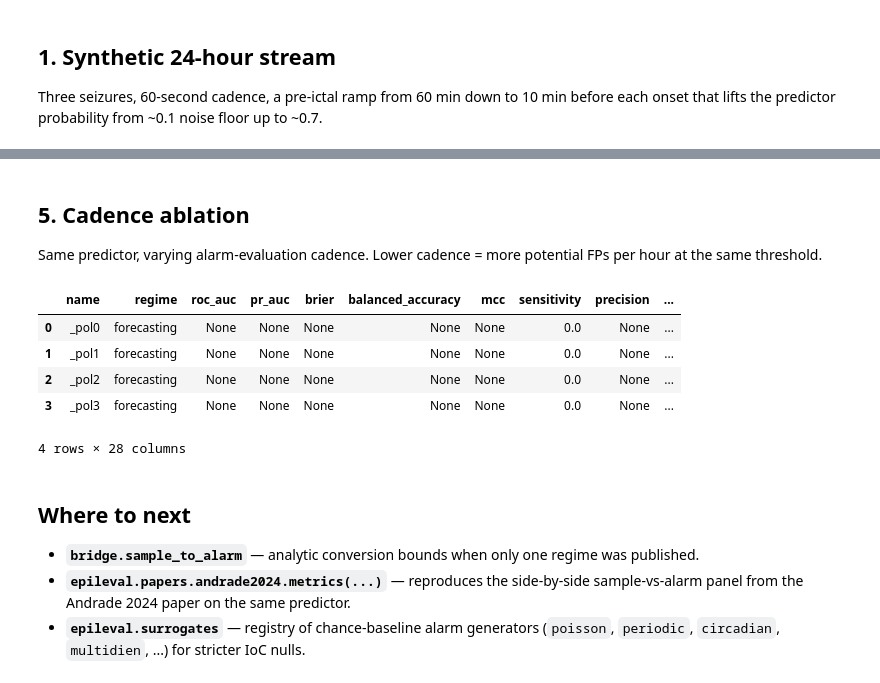
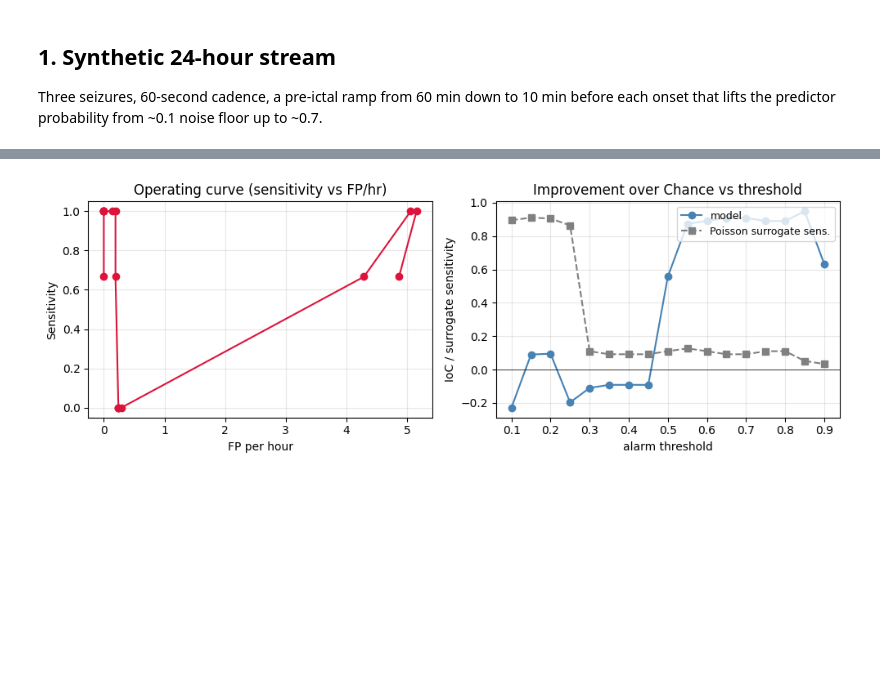
Before and after one commit to scitex-ai/scitex-seizure-metrics, a Jupyter notebook: examples/02_forecasting_quick_start.ipynb, the cells around one changed output, grey strips where cells are left out. Cells and saved outputs as stored; diff of their text form; code cells hidden in the pictures; blank space fills up the shorter version.

```diff
--- a/examples/02_forecasting_quick_start.ipynb
+++ b/examples/02_forecasting_quick_start.ipynb
@@ -109,31 +128,22 @@ df_thr.round(3).head()
-# %% [markdown]
-## 5. Cadence ablation
-
-Same predictor, varying alarm-evaluation cadence. Lower cadence = more potential FPs per hour at the same threshold.
-# %%
-policies = [
-    AlarmPolicy(
-        sph_seconds=300, sop_seconds=600,
-        cadence_seconds=c, refractory_seconds=600,
-        alarm_threshold=0.6, fp_denominator='interictal',
-    )
-    for c in [30, 60, 120, 300]
-]
-df_cad = forecasting.sweep_policies(
-    proba, times, seizures, policies,
-    total_recording_time=float(duration),
-)
-df_cad.round(3).head()
-# %% [output]
-|  | name | regime | roc_auc | pr_auc | brier | balanced_accuracy | mcc | sensitivity | precision | ... |
-| 0 | _pol0 | forecasting | None | None | None | None | None | 0.0 | None | ... |
-| 1 | _pol1 | forecasting | None | None | None | None | None | 0.0 | None | ... |
-| 2 | _pol2 | forecasting | None | None | None | None | None | 0.0 | None | ... |
-| 3 | _pol3 | forecasting | None | None | None | None | None | 0.0 | None | ... |
-4 rows × 28 columns
-# %% [markdown]
-## Where to next
-
-- **`bridge.sample_to_alarm`** — analytic conversion bounds when only one regime was published.
-- **`epileval.papers.andrade2024.metrics(...)`** — reproduces the side-by-side sample-vs-alarm panel from the Andrade 2024 paper on the same predictor.
-- **`epileval.surrogates`** — registry of chance-baseline alarm generators (`poisson`, `periodic`, `circadian`, `multidien`, ...) for stricter IoC nulls.
+# %%
+fig, axes = plt.subplots(1, 2, figsize=(10, 3.6))
+axes[0].plot(df_thr['fp_per_hour'], df_thr['sensitivity'], 'o-', color='crimson')
+axes[0].set_xlabel('FP per hour')
+axes[0].set_ylabel('Sensitivity')
+axes[0].set_title('Operating curve (sensitivity vs FP/hr)')
+axes[0].set_ylim(-0.05, 1.05)
+axes[0].grid(True, alpha=0.3)
+
+axes[1].plot(df_thr['threshold'], df_thr['ioc'], 'o-', color='steelblue', label='model')
+axes[1].plot(df_thr['threshold'], df_thr['surrogate_sensitivity'], 's--', color='grey',
+             label='Poisson surrogate sens.')
+axes[1].axhline(0, color='black', linewidth=0.5)
+axes[1].set_xlabel('alarm threshold')
+axes[1].set_ylabel('IoC / surrogate sensitivity')
+axes[1].set_title('Improvement over Chance vs threshold')
+axes[1].legend(loc='upper right', fontsize=9)
+axes[1].grid(True, alpha=0.3)
+plt.tight_layout()
+plt.show()
+# %% [output]
+[figure, added]
```
Also changed, not shown: parts of 17 cells of this notebook, 7 other files.
